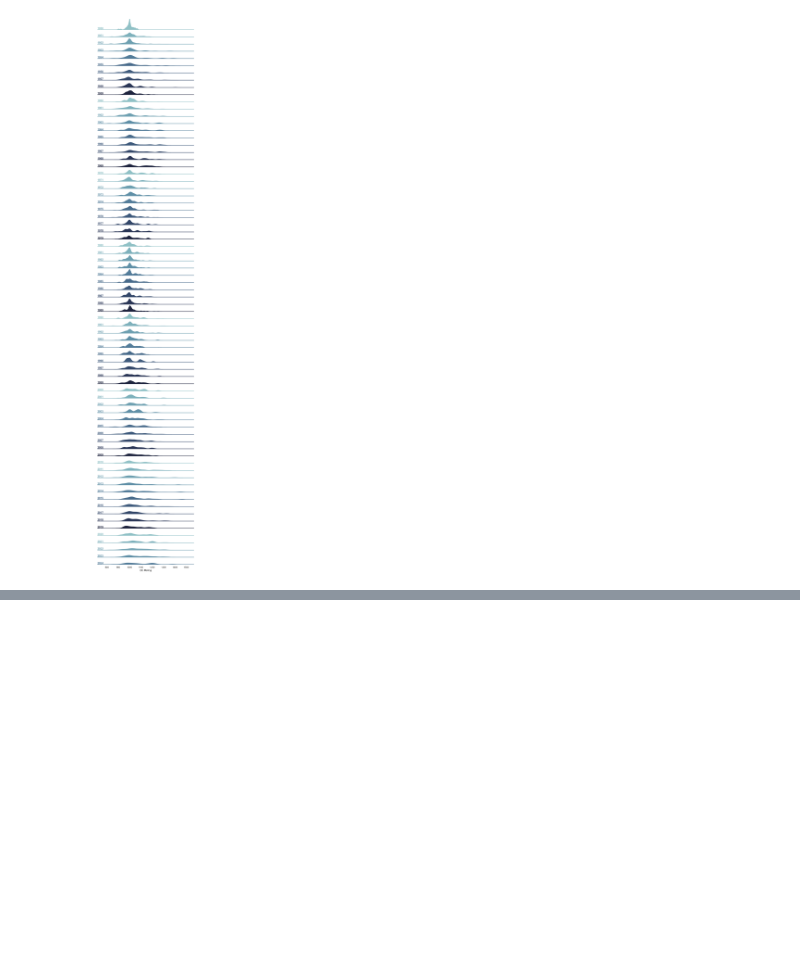
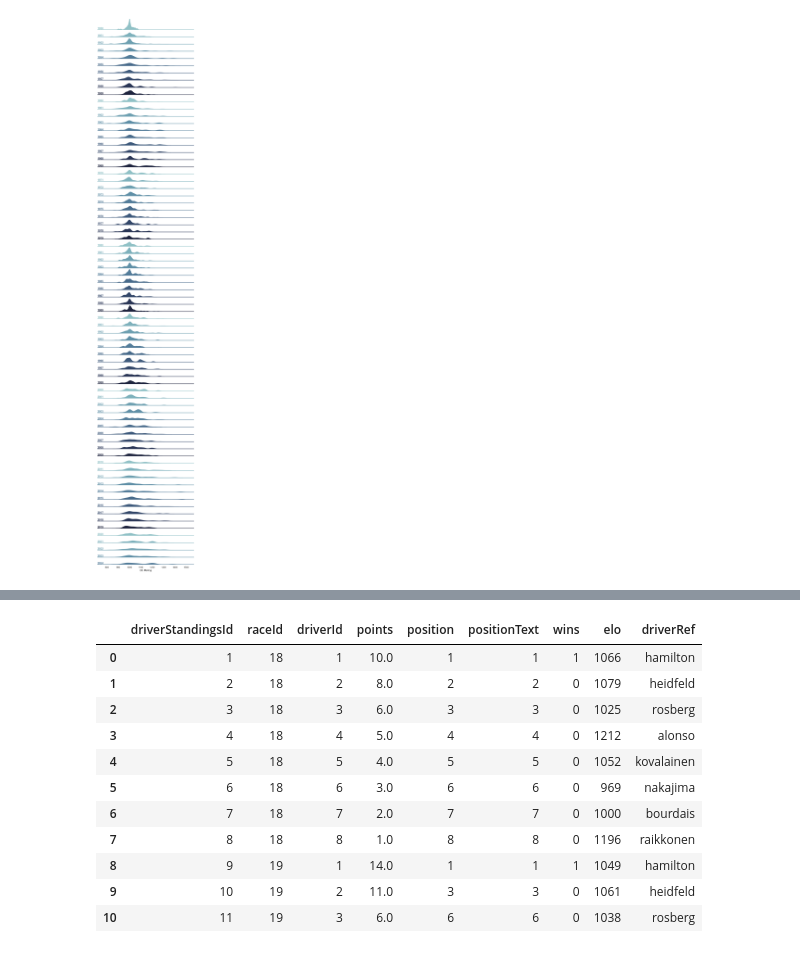
Before and after one commit to 1-million-weed/Applied-ML-GROUP1, a Jupyter notebook: experimental/data_preprocessing/elo_calculator.ipynb, the cells around one changed output, grey strips where cells are left out. Drawn from its saved outputs; the diff is of its cells as text; code cells hidden in the pictures; blank space fills up the shorter version.

```diff
--- a/experimental/data_preprocessing/elo_calculator.ipynb
+++ b/experimental/data_preprocessing/elo_calculator.ipynb
@@ -415,0 +440,17 @@ f1.df_main.head(100)
+# %%
+data_standings = pd.read_csv(os.path.join(data_dir, 'driver_standings.csv'))
+merged_standings = pd.merge(data_standings, f1.df_main[['raceId', 'driverId', 'elo', 'driverRef']], on=['raceId', 'driverId'], how='left')
+merged_standings.head(11)
+# %% [output]
+|  | driverStandingsId | raceId | driverId | points | position | positionText | wins | elo | driverRef |
+| 0 | 1 | 18 | 1 | 10.0 | 1 | 1 | 1 | 1066 | hamilton |
+| 1 | 2 | 18 | 2 | 8.0 | 2 | 2 | 0 | 1079 | heidfeld |
+| 2 | 3 | 18 | 3 | 6.0 | 3 | 3 | 0 | 1025 | rosberg |
+| 3 | 4 | 18 | 4 | 5.0 | 4 | 4 | 0 | 1212 | alonso |
+| 4 | 5 | 18 | 5 | 4.0 | 5 | 5 | 0 | 1052 | kovalainen |
+| 5 | 6 | 18 | 6 | 3.0 | 6 | 6 | 0 | 969 | nakajima |
+| 6 | 7 | 18 | 7 | 2.0 | 7 | 7 | 0 | 1000 | bourdais |
+| 7 | 8 | 18 | 8 | 1.0 | 8 | 8 | 0 | 1196 | raikkonen |
+| 8 | 9 | 19 | 1 | 14.0 | 1 | 1 | 1 | 1049 | hamilton |
+| 9 | 10 | 19 | 2 | 11.0 | 3 | 3 | 0 | 1061 | heidfeld |
+| 10 | 11 | 19 | 3 | 6.0 | 6 | 6 | 0 | 1038 | rosberg |
```
Also changed, not shown: parts of 8 cells of this notebook, 30 other files.
